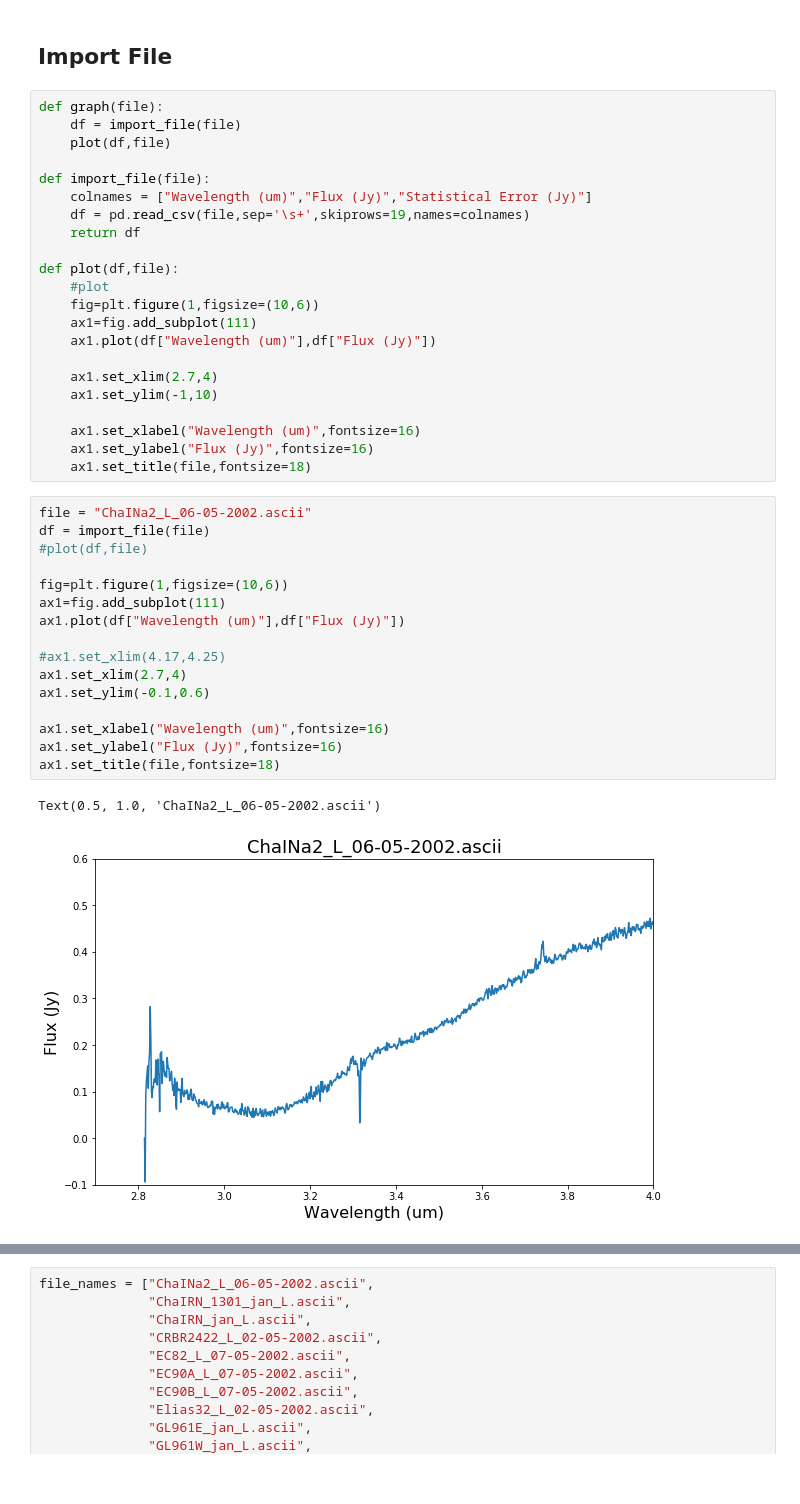
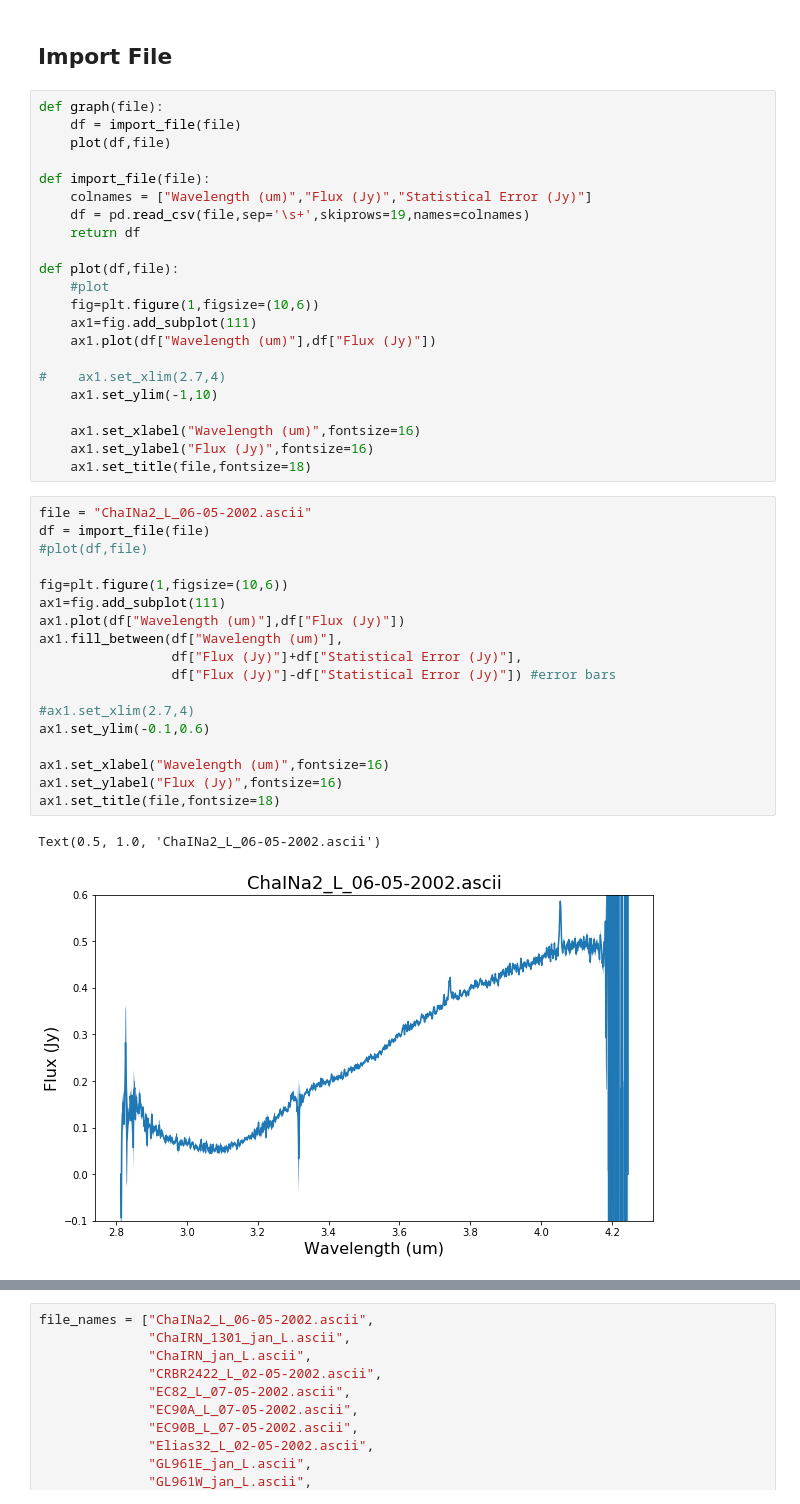
Before and after one commit to claraross1/ross_thesis, a Jupyter notebook: L spectra/VLT-ISAAC code.ipynb, the cells around one changed output, grey strips where cells are left out. Saved outputs shown, nothing was run; the diff lists cells and outputs as text.

```diff
--- a/L spectra/VLT-ISAAC code.ipynb
+++ b/L spectra/VLT-ISAAC code.ipynb
@@ -21,7 +22,7 @@ def plot(df,file):
     ax1=fig.add_subplot(111)
     ax1.plot(df["Wavelength (um)"],df["Flux (Jy)"])
 
-    ax1.set_xlim(2.7,4)
+#    ax1.set_xlim(2.7,4)
     ax1.set_ylim(-1,10)
 
     ax1.set_xlabel("Wavelength (um)",fontsize=16)
@@ -30,19 +31,21 @@ def plot(df,file):
 # %%
 file = "ChaINa2_L_06-05-2002.ascii"
 df = import_file(file)
 #plot(df,file)
 
 fig=plt.figure(1,figsize=(10,6))
 ax1=fig.add_subplot(111)
 ax1.plot(df["Wavelength (um)"],df["Flux (Jy)"])
+ax1.fill_between(df["Wavelength (um)"],
+                 df["Flux (Jy)"]+df["Statistical Error (Jy)"],
+                 df["Flux (Jy)"]-df["Statistical Error (Jy)"]) #error bars
 
-#ax1.set_xlim(4.17,4.25)
-ax1.set_xlim(2.7,4)
+#ax1.set_xlim(2.7,4)
 ax1.set_ylim(-0.1,0.6)
 
 ax1.set_xlabel("Wavelength (um)",fontsize=16)
 ax1.set_ylabel("Flux (Jy)",fontsize=16)
 ax1.set_title(file,fontsize=18)
 # %% [output]
 Text(0.5, 1.0, 'ChaINa2_L_06-05-2002.ascii')
-[figure, old version]
+[figure, new version]
```
Also changed, not shown: parts of 9 cells of this notebook.
